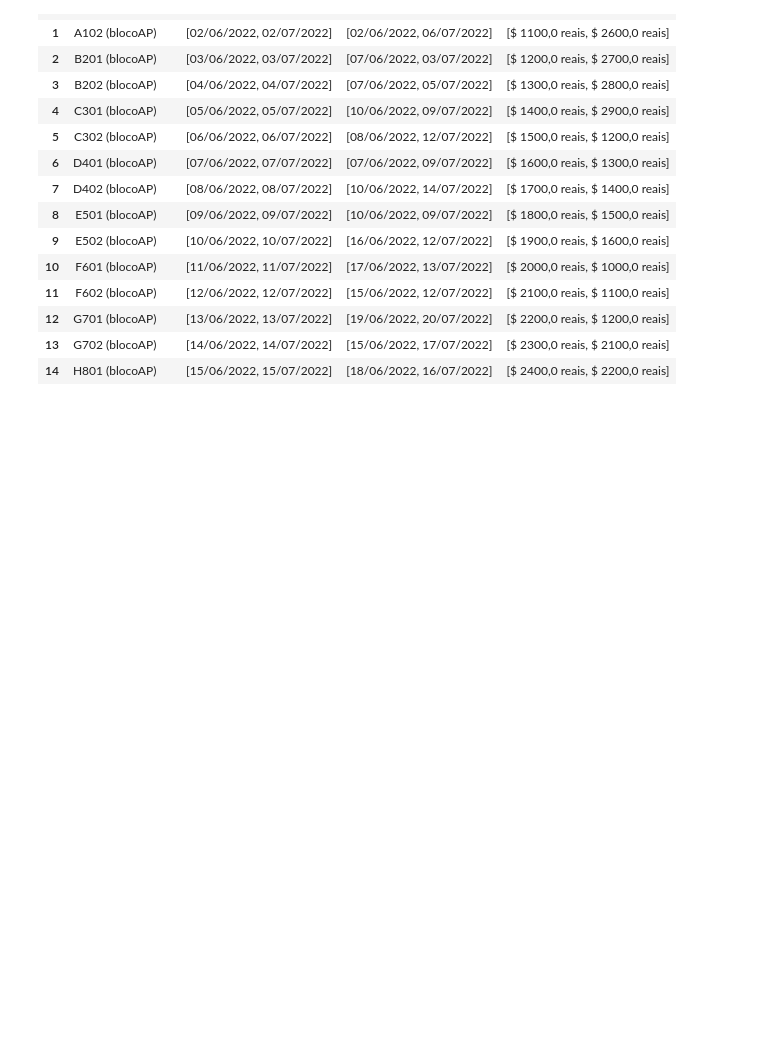
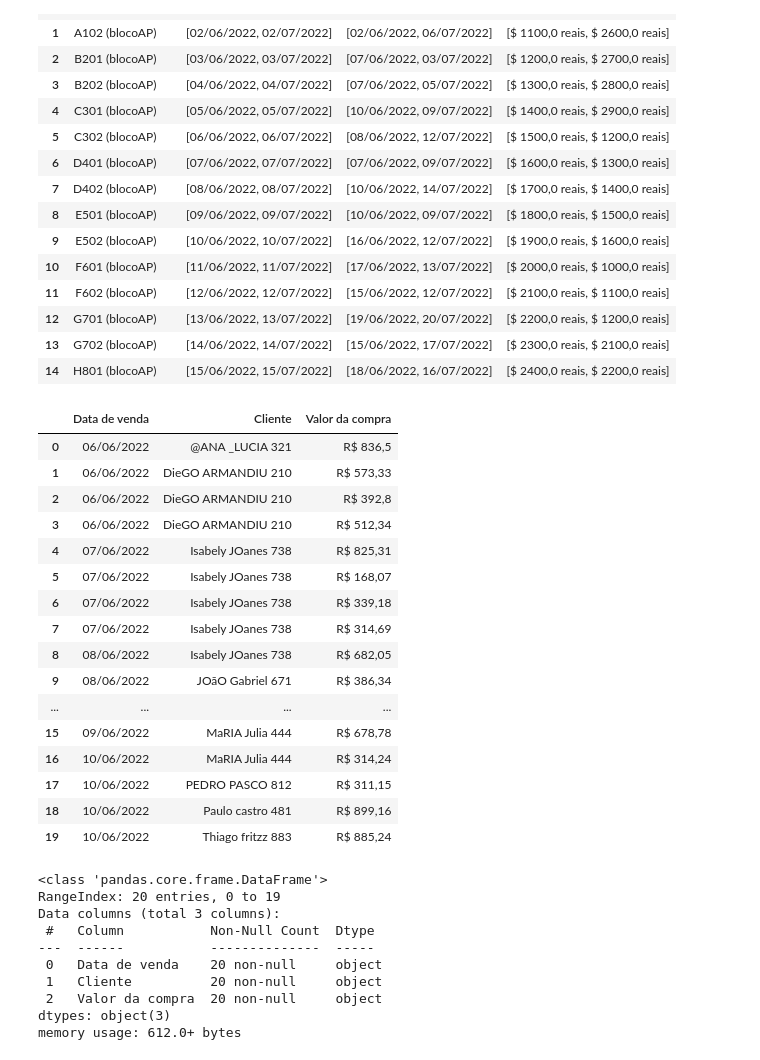
Before and after one commit to AenimaLabs/pandas_tratamiento_manipulacion_datos, a Jupyter notebook: Pandas_tratamiento_manipulacion_datos.ipynb, the cells around one changed output. Cells and saved outputs as stored; diff of their text form; code cells hidden in the pictures; blank space fills up the shorter version.

```diff
--- a/Pandas_tratamiento_manipulacion_datos.ipynb
+++ b/Pandas_tratamiento_manipulacion_datos.ipynb
@@ -410,3 +410,45 @@ display(datos_locacion)
 | 12 | G701 (blocoAP) | [13/06/2022, 13/07/2022] | [19/06/2022, 20/07/2022] | [$ 2200,0 reais, $ 1200,0 reais] |
 | 13 | G702 (blocoAP) | [14/06/2022, 14/07/2022] | [15/06/2022, 17/07/2022] | [$ 2300,0 reais, $ 2100,0 reais] |
 | 14 | H801 (blocoAP) | [15/06/2022, 15/07/2022] | [18/06/2022, 16/07/2022] | [$ 2400,0 reais, $ 2200,0 reais] |
+# %%
+# Colectar los valores de las columnas y verificar
+columnas = list(datos_ventas.columns)
+columnas
+
+# Destrincar las listas con explode
+datos_ventas = datos_ventas.explode(columnas[1:])
+# Resetear los index de las líneas
+datos_ventas.reset_index(drop=True,inplace=True)
+# Observar el DataFrame
+display(datos_ventas)
+
+# Verificar los tipos de datos con info
+datos_ventas.info()
+# %% [output]
+|  | Data de venda | Cliente | Valor da compra |
+| 0 | 06/06/2022 | @ANA _LUCIA 321 | R$ 836,5 |
+| 1 | 06/06/2022 | DieGO ARMANDIU 210 | R$ 573,33 |
+| 2 | 06/06/2022 | DieGO ARMANDIU 210 | R$ 392,8 |
+| 3 | 06/06/2022 | DieGO ARMANDIU 210 | R$ 512,34 |
+| 4 | 07/06/2022 | Isabely JOanes 738 | R$ 825,31 |
+| 5 | 07/06/2022 | Isabely JOanes 738 | R$ 168,07 |
+| 6 | 07/06/2022 | Isabely JOanes 738 | R$ 339,18 |
+| 7 | 07/06/2022 | Isabely JOanes 738 | R$ 314,69 |
+| 8 | 08/06/2022 | Isabely JOanes 738 | R$ 682,05 |
+| 9 | 08/06/2022 | JOãO Gabriel 671 | R$ 386,34 |
+| ... | ... | ... | ... |
+| 15 | 09/06/2022 | MaRIA Julia 444 | R$ 678,78 |
+| 16 | 10/06/2022 | MaRIA Julia 444 | R$ 314,24 |
+| 17 | 10/06/2022 | PEDRO PASCO 812 | R$ 311,15 |
+| 18 | 10/06/2022 | Paulo castro 481 | R$ 899,16 |
+| 19 | 10/06/2022 | Thiago fritzz 883 | R$ 885,24 |
+<class 'pandas.core.frame.DataFrame'>
+RangeIndex: 20 entries, 0 to 19
+Data columns (total 3 columns):
+ #   Column           Non-Null Count  Dtype
+---  ------           --------------  -----
+ 0   Data de venda    20 non-null     object
+ 1   Cliente          20 non-null     object
+ 2   Valor da compra  20 non-null     object
+dtypes: object(3)
+memory usage: 612.0+ bytes
```
Also changed, not shown: parts of 3 cells of this notebook.
